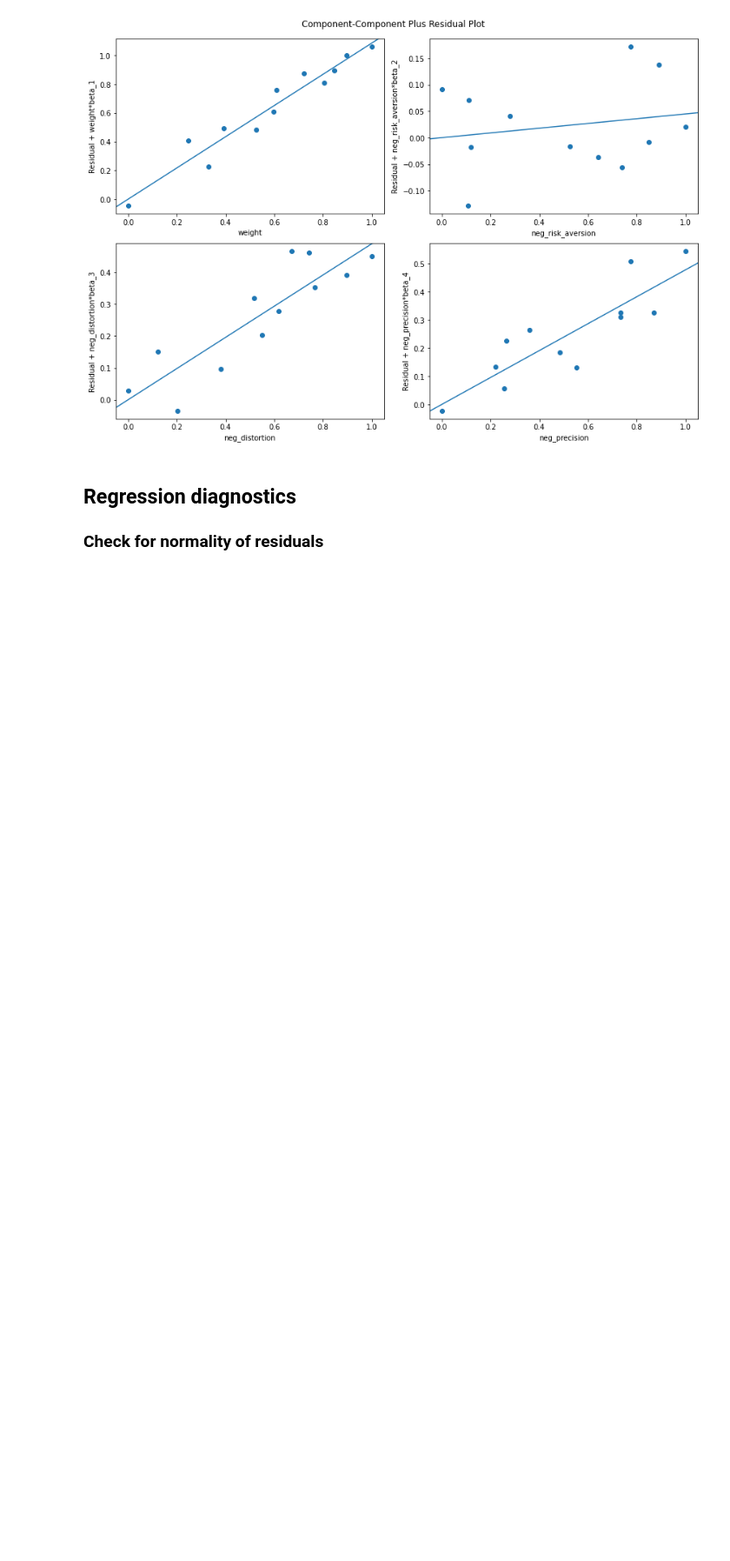
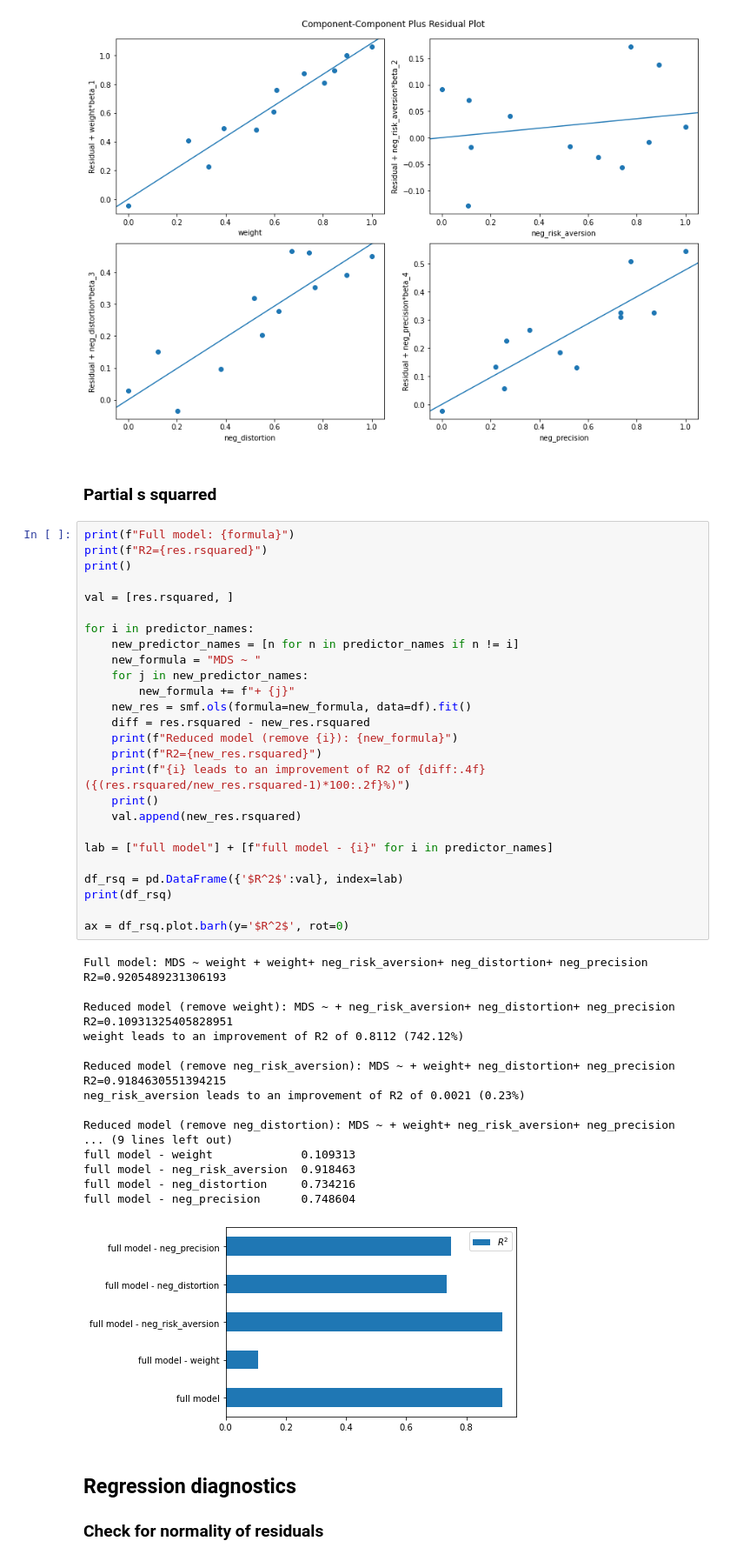
Before and after one commit to AurelienNioche/MonkeyAnalysis, a Jupyter notebook: ols.ipynb, the cells around one changed output. Shown at 87% size. Drawn from its saved outputs; the diff is of its cells as text; blank space fills up the shorter version.

```diff
--- a/ols.ipynb
+++ b/ols.ipynb
@@ -124,6 +160,53 @@ fig = plt.figure(figsize=(6*2, 6*int(len(predictor_names)/2)))
 fig = sm.graphics.plot_ccpr_grid(res, fig=fig)
 # %% [output]
 [figure]
+# %% [markdown]
+### Partial s squarred
+# %%
+print(f"Full model: {formula}")
+print(f"R2={res.rsquared}")
+print()
+
+val = [res.rsquared, ]
+
+for i in predictor_names:
+    new_predictor_names = [n for n in predictor_names if n != i]
+    new_formula = "MDS ~ "
+    for j in new_predictor_names:
+        new_formula += f"+ {j}"
+    new_res = smf.ols(formula=new_formula, data=df).fit()
+    diff = res.rsquared - new_res.rsquared
+    print(f"Reduced model (remove {i}): {new_formula}")
+    print(f"R2={new_res.rsquared}")
+    print(f"{i} leads to an improvement of R2 of {diff:.4f} ({(res.rsquared/new_res.rsquared-1)*100:.2f}%)")
+    print()
+    val.append(new_res.rsquared)
+
+lab = ["full model"] + [f"full model - {i}" for i in predictor_names]
+
+df_rsq = pd.DataFrame({'$R^2$':val}, index=lab)
+print(df_rsq)
+
+ax = df_rsq.plot.barh(y='$R^2$', rot=0)
+# %% [output]
+Full model: MDS ~ weight + weight+ neg_risk_aversion+ neg_distortion+ neg_precision
+R2=0.9205489231306193
+
+Reduced model (remove weight): MDS ~ + neg_risk_aversion+ neg_distortion+ neg_precision
+R2=0.10931325405828951
+weight leads to an improvement of R2 of 0.8112 (742.12%)
+
+Reduced model (remove neg_risk_aversion): MDS ~ + weight+ neg_distortion+ neg_precision
+R2=0.9184630551394215
+neg_risk_aversion leads to an improvement of R2 of 0.0021 (0.23%)
+
+Reduced model (remove neg_distortion): MDS ~ + weight+ neg_risk_aversion+ neg_precision
+... (9 lines left out)
+full model - weight             0.109313
+full model - neg_risk_aversion  0.918463
+full model - neg_distortion     0.734216
+full model - neg_precision      0.748604
+[figure, added]
 # %% [markdown]
 ## Regression diagnostics
 ### Check for normality of residuals
```
Also changed, not shown: parts of 6 cells of this notebook.
